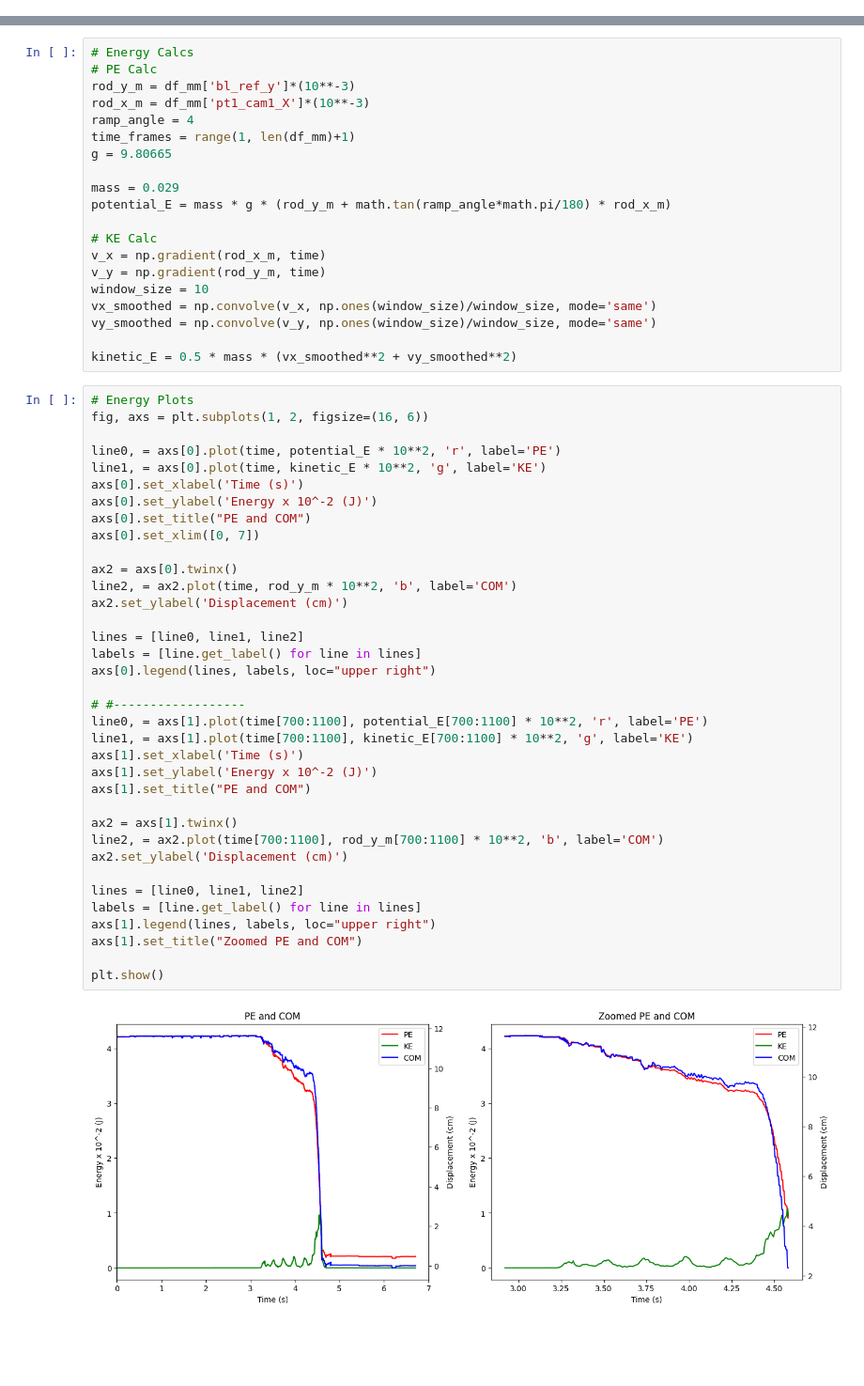
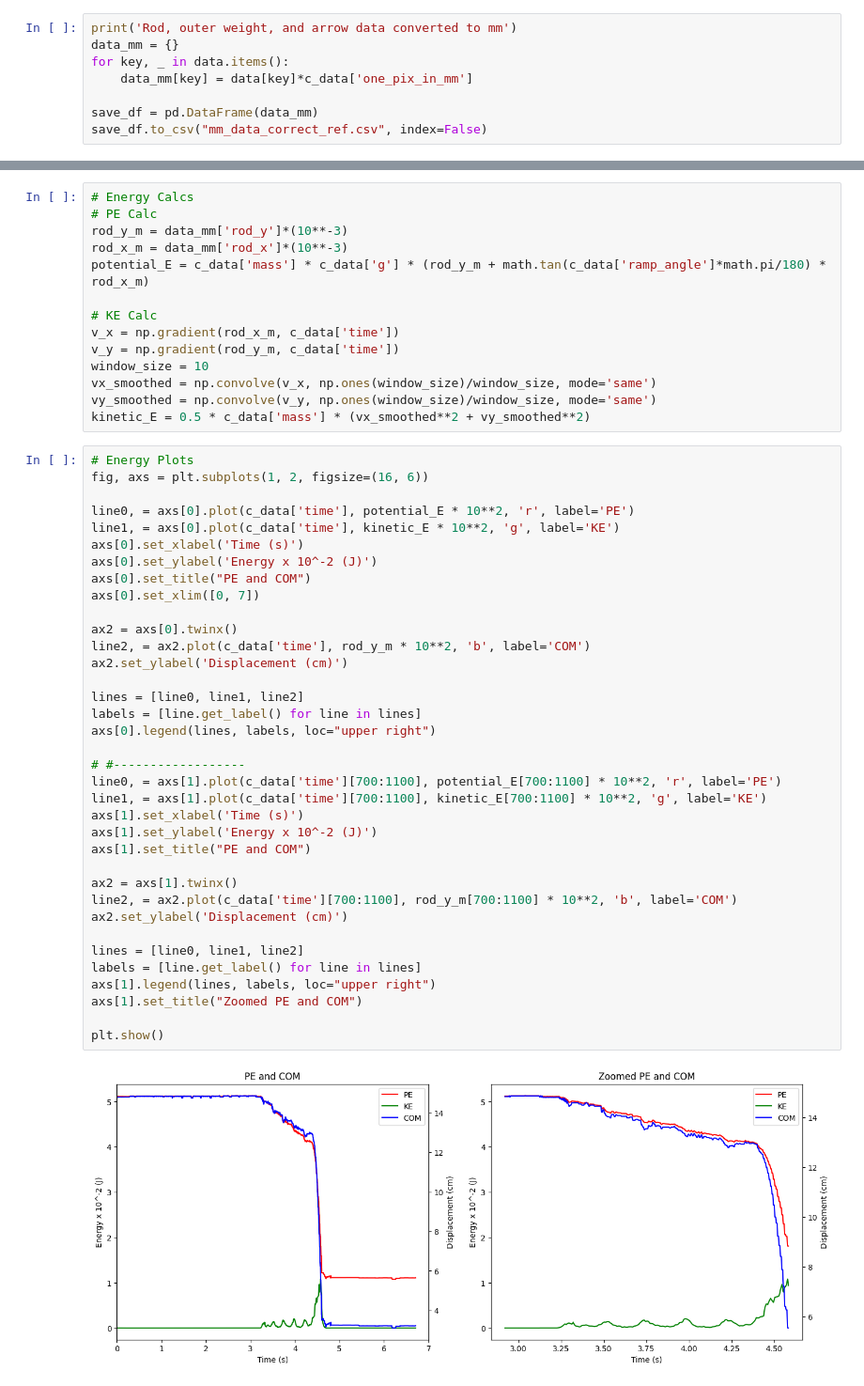
Before and after one commit to pran872/PDW, a Jupyter notebook: analyse_data.ipynb, the cells around one changed output, grey strips where cells are left out. Shown: that part at 94% size. Cells and saved outputs as stored; diff of their text form; blank space fills up the shorter version.

Commit message:
[IMP] Interleg update, added ref data

```diff
--- a/analyse_data.ipynb
+++ b/analyse_data.ipynb
@@ -106,0 +200,8 @@ One pixel in mm: 0.3 mm
+# %%
+print('Rod, outer weight, and arrow data converted to mm')
+data_mm = {}
+for key, _ in data.items():
+    data_mm[key] = data[key]*c_data['one_pix_in_mm']
+
+save_df = pd.DataFrame(data_mm)
+save_df.to_csv("mm_data_correct_ref.csv", index=False)
@@ -123,58 +226,52 @@ plt.show()
 # %%
 # Energy Calcs
 # PE Calc
-rod_y_m = df_mm['bl_ref_y']*(10**-3)
-rod_x_m = df_mm['pt1_cam1_X']*(10**-3)
-ramp_angle = 4
-time_frames = range(1, len(df_mm)+1)
-g = 9.80665
-
-mass = 0.029
-potential_E = mass * g * (rod_y_m + math.tan(ramp_angle*math.pi/180) * rod_x_m)
+rod_y_m = data_mm['rod_y']*(10**-3)
+rod_x_m = data_mm['rod_x']*(10**-3)
+potential_E = c_data['mass'] * c_data['g'] * (rod_y_m + math.tan(c_data['ramp_angle']*math.pi/180) * rod_x_m)
 
 # KE Calc
-v_x = np.gradient(rod_x_m, time)
-v_y = np.gradient(rod_y_m, time)
+v_x = np.gradient(rod_x_m, c_data['time'])
+v_y = np.gradient(rod_y_m, c_data['time'])
 window_size = 10
 vx_smoothed = np.convolve(v_x, np.ones(window_size)/window_size, mode='same')
 vy_smoothed = np.convolve(v_y, np.ones(window_size)/window_size, mode='same')
-
-kinetic_E = 0.5 * mass * (vx_smoothed**2 + vy_smoothed**2)
+kinetic_E = 0.5 * c_data['mass'] * (vx_smoothed**2 + vy_smoothed**2)
 # %%
 # Energy Plots
 fig, axs = plt.subplots(1, 2, figsize=(16, 6))
 
-line0, = axs[0].plot(time, potential_E * 10**2, 'r', label='PE')
-line1, = axs[0].plot(time, kinetic_E * 10**2, 'g', label='KE')
+line0, = axs[0].plot(c_data['time'], potential_E * 10**2, 'r', label='PE')
+line1, = axs[0].plot(c_data['time'], kinetic_E * 10**2, 'g', label='KE')
 axs[0].set_xlabel('Time (s)')
 axs[0].set_ylabel('Energy x 10^-2 (J)')
 axs[0].set_title("PE and COM")
 axs[0].set_xlim([0, 7])
 
 ax2 = axs[0].twinx()
-line2, = ax2.plot(time, rod_y_m * 10**2, 'b', label='COM')
+line2, = ax2.plot(c_data['time'], rod_y_m * 10**2, 'b', label='COM')
 ax2.set_ylabel('Displacement (cm)')
 
 lines = [line0, line1, line2]
 labels = [line.get_label() for line in lines]
 axs[0].legend(lines, labels, loc="upper right")
 
 # #------------------
-line0, = axs[1].plot(time[700:1100], potential_E[700:1100] * 10**2, 'r', label='PE')
-line1, = axs[1].plot(time[700:1100], kinetic_E[700:1100] * 10**2, 'g', label='KE')
+line0, = axs[1].plot(c_data['time'][700:1100], potential_E[700:1100] * 10**2, 'r', label='PE')
+line1, = axs[1].plot(c_data['time'][700:1100], kinetic_E[700:1100] * 10**2, 'g', label='KE')
 axs[1].set_xlabel('Time (s)')
 axs[1].set_ylabel('Energy x 10^-2 (J)')
 axs[1].set_title("PE and COM")
 
 ax2 = axs[1].twinx()
-line2, = ax2.plot(time[700:1100], rod_y_m[700:1100] * 10**2, 'b', label='COM')
+line2, = ax2.plot(c_data['time'][700:1100], rod_y_m[700:1100] * 10**2, 'b', label='COM')
 ax2.set_ylabel('Displacement (cm)')
 
 lines = [line0, line1, line2]
 labels = [line.get_label() for line in lines]
 axs[1].legend(lines, labels, loc="upper right")
 axs[1].set_title("Zoomed PE and COM")
 
 plt.show()
 # %% [output]
-[figure, old version]
+[figure, new version]
```
Also changed, not shown: parts of 12 cells of this notebook, 4 other files.
